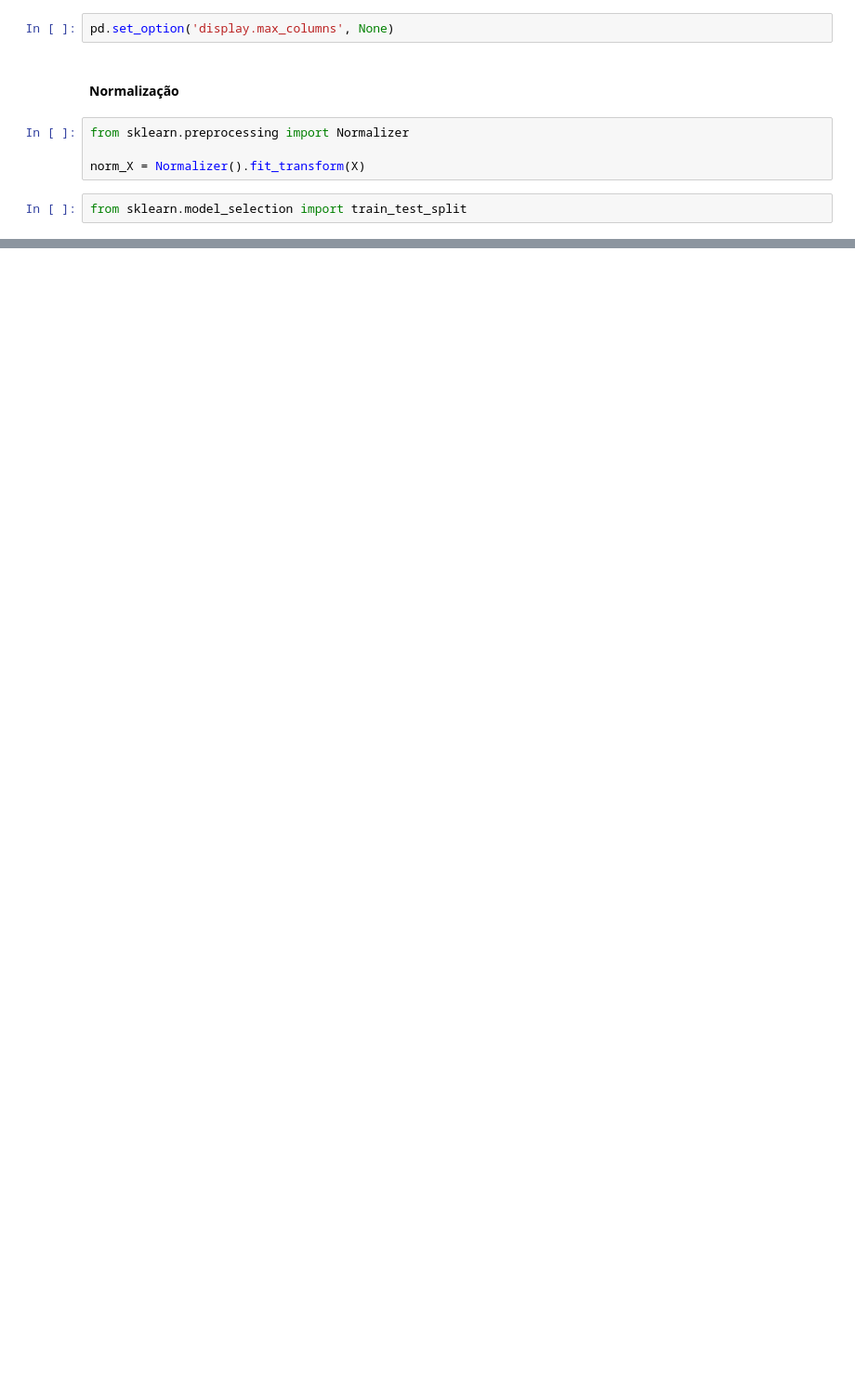
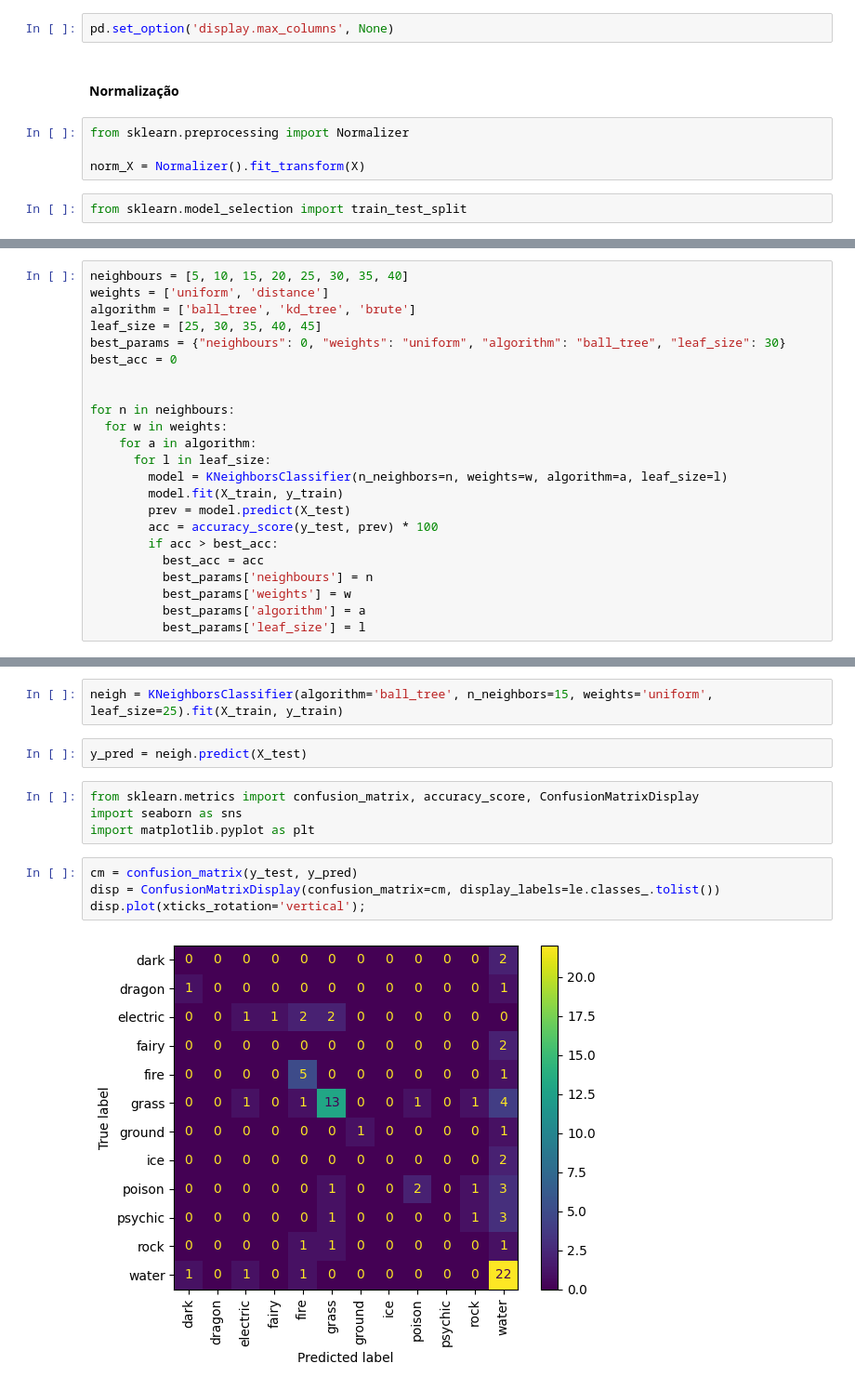
Before and after one commit to rikcav/pokemanos, a Jupyter notebook: Pokemanos.ipynb, the cells around one changed output, grey strips where cells are left out. Shown at 93% size. Drawn from its saved outputs; the diff is of its cells as text; blank space fills up the shorter version.

```diff
--- a/Pokemanos.ipynb
+++ b/Pokemanos.ipynb
@@ -162,0 +344,23 @@ round(accuracy_score(y_test, y_pred) * 100, 2)
+# %%
+neighbours = [5, 10, 15, 20, 25, 30, 35, 40]
+weights = ['uniform', 'distance']
+algorithm = ['ball_tree', 'kd_tree', 'brute']
+leaf_size = [25, 30, 35, 40, 45]
+best_params = {"neighbours": 0, "weights": "uniform", "algorithm": "ball_tree", "leaf_size": 30}
+best_acc = 0
+
+
+for n in neighbours:
+  for w in weights:
+    for a in algorithm:
+      for l in leaf_size:
+        model = KNeighborsClassifier(n_neighbors=n, weights=w, algorithm=a, leaf_size=l)
+        model.fit(X_train, y_train)
+        prev = model.predict(X_test)
+        acc = accuracy_score(y_test, prev) * 100
+        if acc > best_acc:
+          best_acc = acc
+          best_params['neighbours'] = n
+          best_params['weights'] = w
+          best_params['algorithm'] = a
+          best_params['leaf_size'] = l
@@ -162,0 +374,14 @@ round(accuracy_score(y_test, y_pred) * 100, 2)
+# %%
+neigh = KNeighborsClassifier(algorithm='ball_tree', n_neighbors=15, weights='uniform', leaf_size=25).fit(X_train, y_train)
+# %%
+y_pred = neigh.predict(X_test)
+# %%
+from sklearn.metrics import confusion_matrix, accuracy_score, ConfusionMatrixDisplay
+import seaborn as sns
+import matplotlib.pyplot as plt
+# %%
+cm = confusion_matrix(y_test, y_pred)
+disp = ConfusionMatrixDisplay(confusion_matrix=cm, display_labels=le.classes_.tolist())
+disp.plot(xticks_rotation='vertical');
+# %% [output]
+[figure, added]
```
Also changed, not shown: parts of 88 cells of this notebook.
